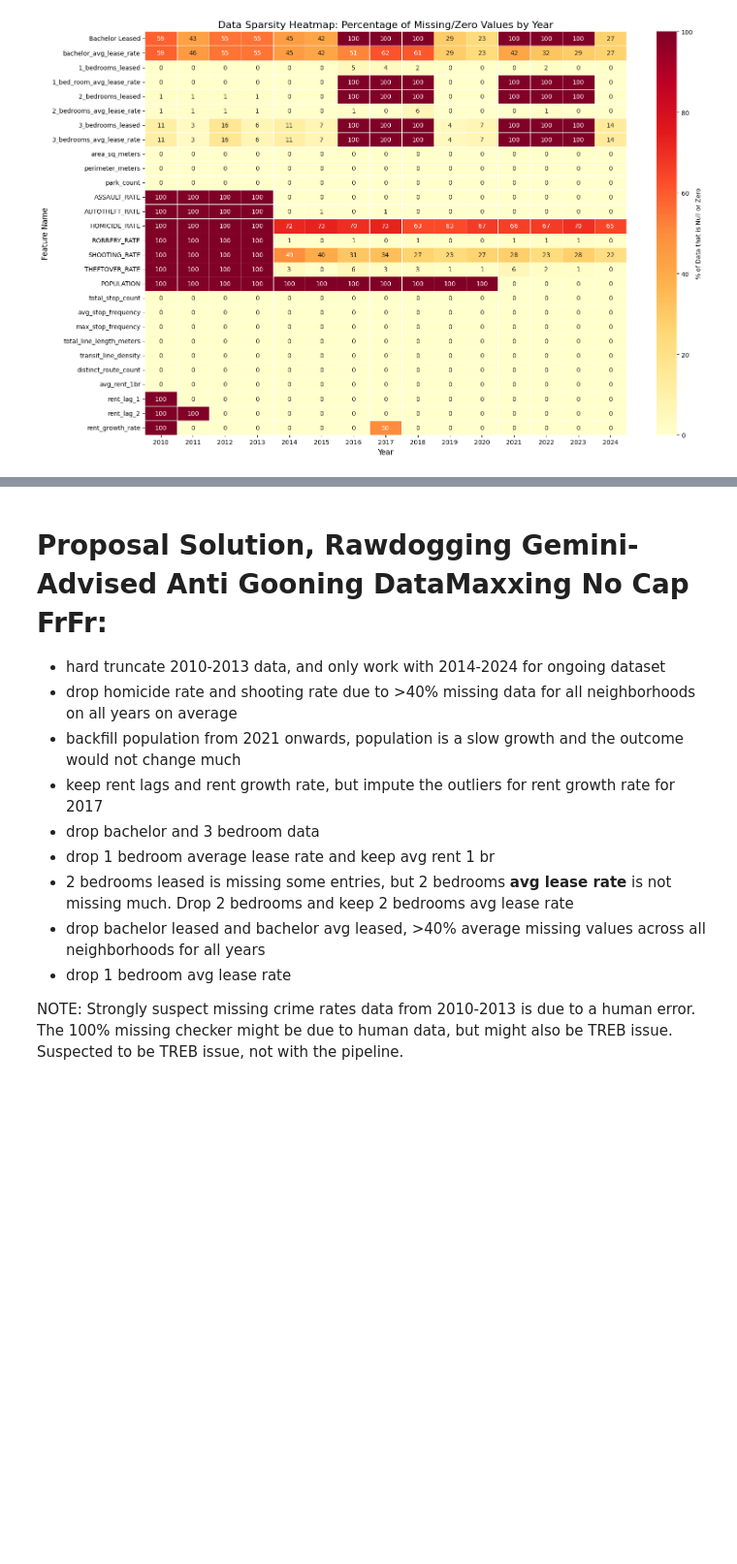
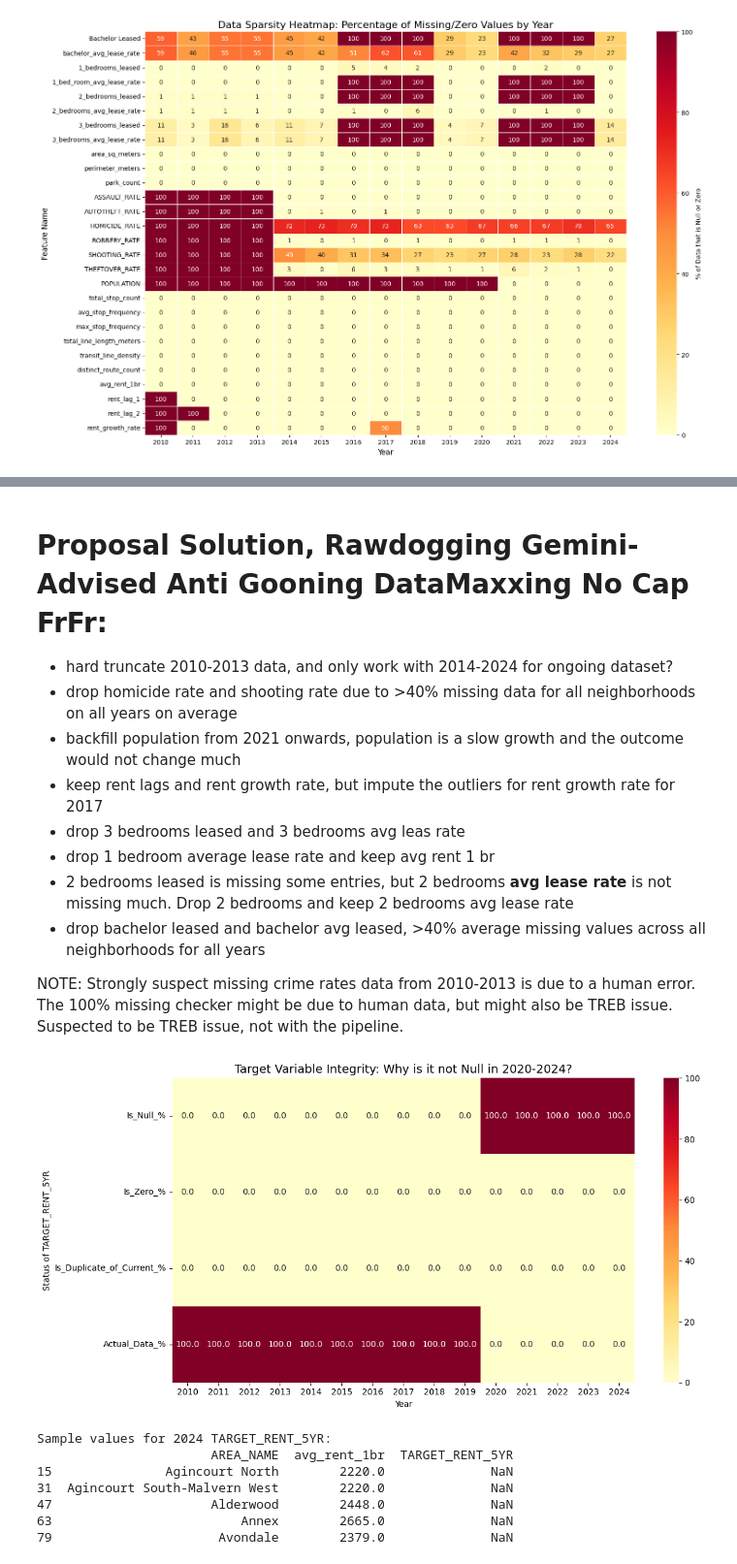
Before and after one commit to Western-Artificial-Intelligence/condo-cost-predictor, a Jupyter notebook: training/cleaning.ipynb, the cells around one changed output, grey strips where cells are left out. Shown at 97% size. Cells and saved outputs as stored; diff of their text form; code cells hidden in the pictures; blank space fills up the shorter version.

```diff
--- a/training/cleaning.ipynb
+++ b/training/cleaning.ipynb
@@ -147,15 +147,70 @@ Regardless of how the year split is decided:
 # %% [markdown]
 # Proposal Solution, Rawdogging Gemini-Advised Anti Gooning DataMaxxing No Cap FrFr:
 
-- hard truncate 2010-2013 data, and only work with 2014-2024 for ongoing dataset
+- hard truncate 2010-2013 data, and only work with 2014-2024 for ongoing dataset?
 - drop homicide rate and shooting rate due to >40% missing data for all neighborhoods on all years on average
 - backfill population from 2021 onwards, population is a slow growth and the outcome would not change much
 - keep rent lags and rent growth rate, but impute the outliers for rent growth rate for 2017
-- drop bachelor and 3 bedroom data
+- drop 3 bedrooms leased and 3 bedrooms avg leas rate
 - drop 1 bedroom average lease rate and keep avg rent 1 br
 - 2 bedrooms leased is missing some entries, but 2 bedrooms __avg lease rate__ is not missing much. Drop 2 bedrooms and keep 2 bedrooms avg lease rate
 - drop bachelor leased and bachelor avg leased, >40% average missing values across all neighborhoods for all years
-- drop 1 bedroom avg lease rate
 
 
 NOTE: Strongly suspect missing crime rates data from 2010-2013 is due to a human error. The 100% missing checker might be due to human data, but might also be TREB issue. Suspected to be TREB issue, not with the pipeline.
+# %%
+# checking if the target variable, the predicted rent for 5 years ahead, is missing
+
+
+# Create a targeted analysis for the TARGET column
+target_analysis = []
+years = sorted(df['YEAR'].unique())
+
+for year in years:
+    subset = df[df['YEAR'] == year]
+    total = len(subset)
+
+    # Check for NaNs
+    nulls = subset['TARGET_RENT_5YR'].isna().sum()
+
+    # Check for Zeros
+    zeros = (subset['TARGET_RENT_5YR'] == 0).sum()
+
+    # Check for "Current Rent Duplication" (Common Leakage)
+    # This checks if the target is EXACTLY the same as the current rent
+    duplicates = (subset['TARGET_RENT_5YR'] == subset['avg_rent_1br']).sum()
+
+    target_analysis.append({
+        'YEAR': year,
+        'Is_Null_%': (nulls / total) * 100,
+        'Is_Zero_%': (zeros / total) * 100,
+        'Is_Duplicate_of_Current_%': (duplicates / total) * 100,
+        'Actual_Data_%': ((total - nulls - zeros - duplicates) / total) * 100
+    })
+
+# Convert to DataFrame for plotting
+debug_df = pd.DataFrame(target_analysis).set_index('YEAR').T
+
+# 3. Plot the Heatmap
+plt.figure(figsize=(12, 6))
+sns.heatmap(debug_df, annot=True, fmt=".1f", cmap="YlOrRd")
+plt.title('Target Variable Integrity: Why is it not Null in 2020-2024?', fontsize=14)
+plt.ylabel('Status of TARGET_RENT_5YR')
+plt.xlabel('Year')
+plt.tight_layout()
+
+# plt.savefig('target_debug_heatmap.png')
+plt.show()
+
+# 4. Print sample values for 2024 to see what's actually there
+print("Sample values for 2024 TARGET_RENT_5YR:")
+print(df[df['YEAR'] == 2024][['AREA_NAME', 'avg_rent_1br', 'TARGET_RENT_5YR']].head())
+# %% [output]
+[figure, added]
+Sample values for 2024 TARGET_RENT_5YR:
+                       AREA_NAME  avg_rent_1br  TARGET_RENT_5YR
+15               Agincourt North        2220.0              NaN
+31  Agincourt South-Malvern West        2220.0              NaN
+47                     Alderwood        2448.0              NaN
+63                         Annex        2665.0              NaN
+79                      Avondale        2379.0              NaN
```
Also changed, not shown: parts of 13 cells of this notebook.
